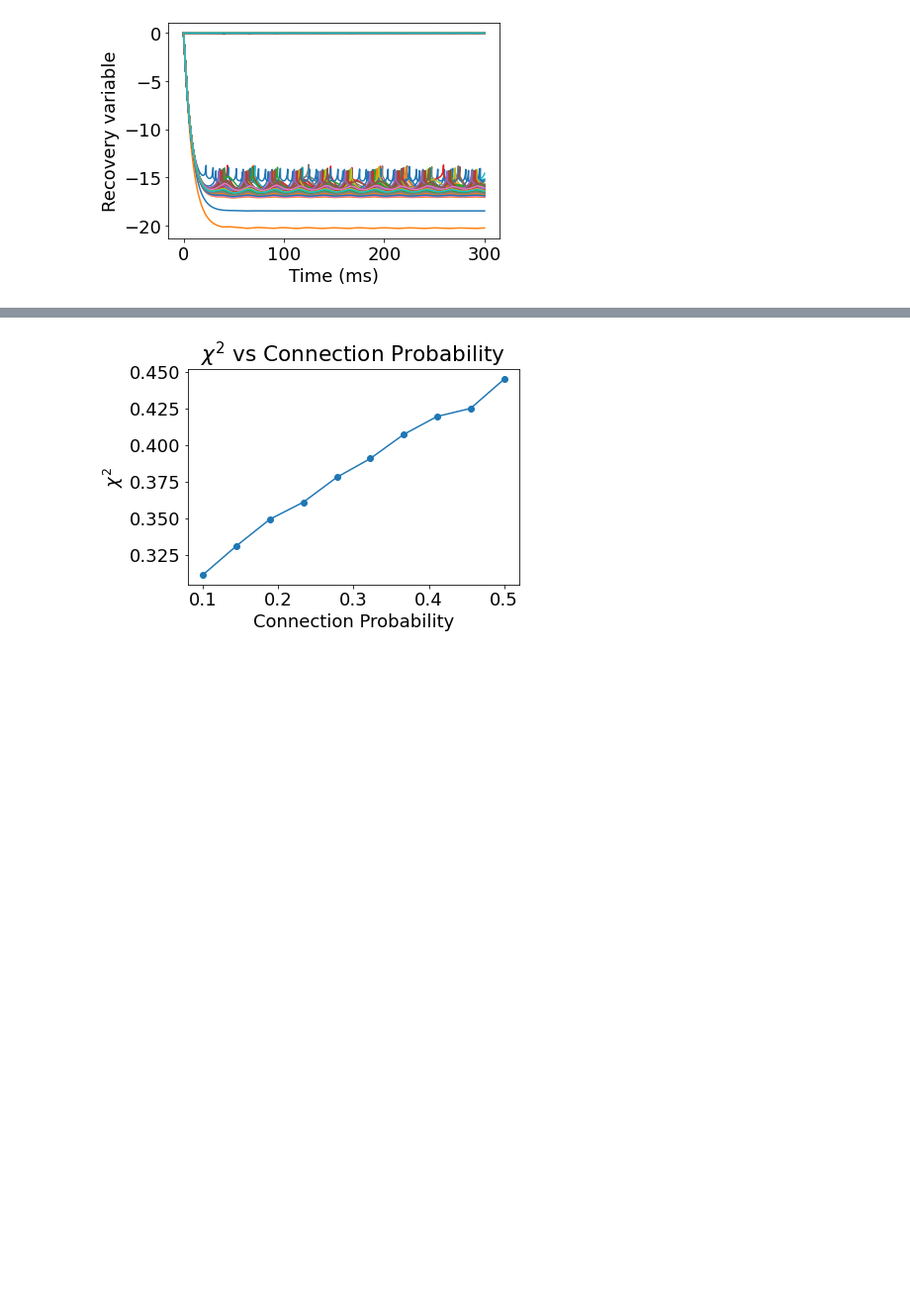
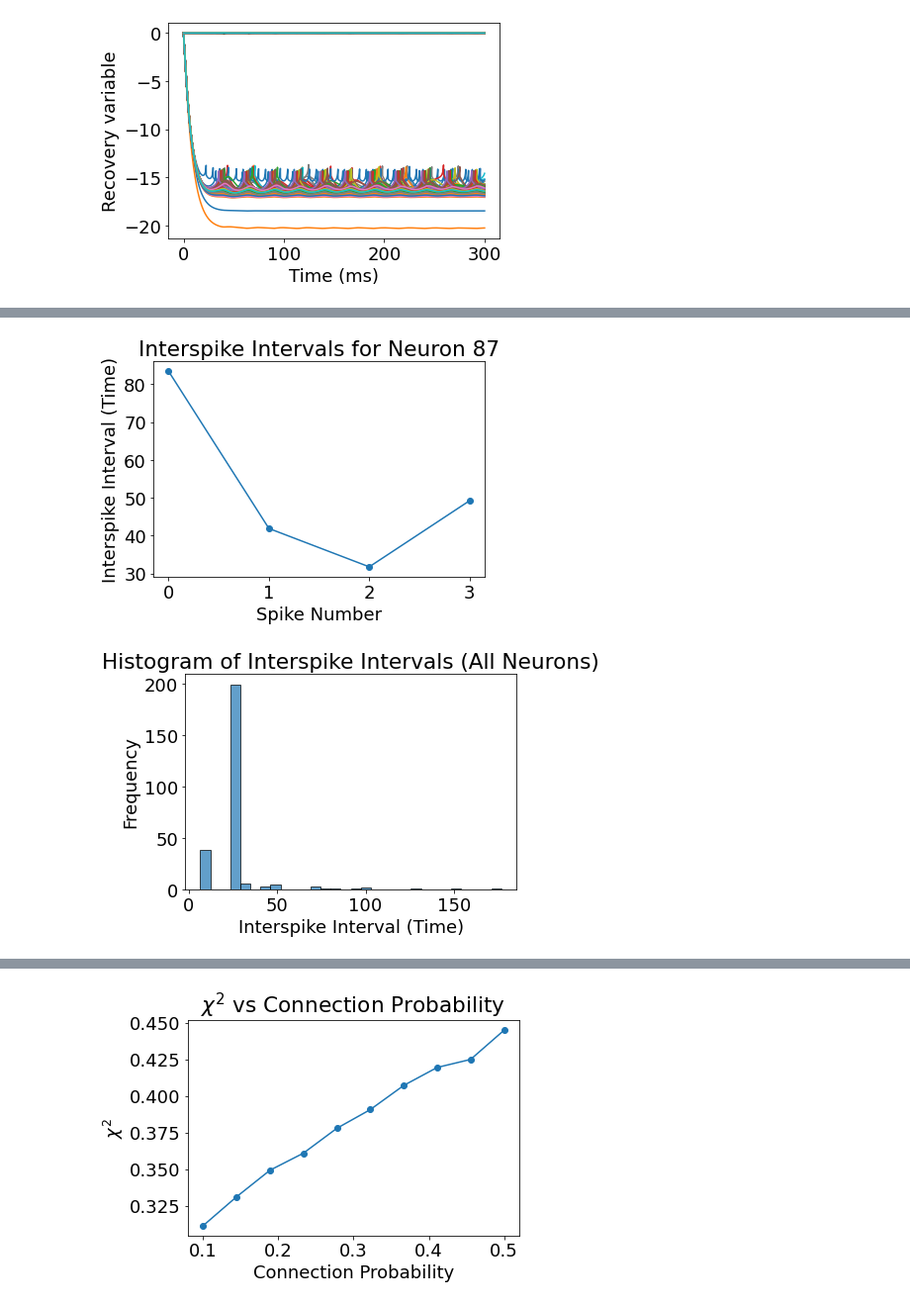
Before and after one commit to davidkelly2002/Final-Year-Project, a Jupyter notebook: Investigating g_syn vs Chi_sq and g_syn vs tau_s.ipynb, the cells around one changed output, grey strips where cells are left out. Shown: that part at 99% size. Cells and saved outputs as stored; diff of their text form; code cells hidden in the pictures; blank space fills up the shorter version.

```diff
--- a/Investigating g_syn vs Chi_sq and g_syn vs tau_s.ipynb
+++ b/Investigating g_syn vs Chi_sq and g_syn vs tau_s.ipynb
@@ -201,0 +238,36 @@ Average value of matrix g= 0.049546704329874756
+# %%
+import matplotlib.pyplot as plt
+
+# Calculate interspike intervals (ISIs) for each neuron
+interspike_intervals = {neuron: [] for neuron in neuron_spike_times}
+
+for neuron, times in neuron_spike_times.items():
+    if len(times) > 1:  # Need at least two spikes to calculate ISI
+        interspike_intervals[neuron] = [times[i+1] - times[i] for i in range(len(times)-1)]
+
+# Plot ISIs for a specific neuron (e.g., Neuron 0)
+neuron_to_plot = 87
+if interspike_intervals[neuron_to_plot]:
+    plt.figure()
+    plt.plot(interspike_intervals[neuron_to_plot], marker='o')
+    plt.title(f"Interspike Intervals for Neuron {neuron_to_plot}")
+    plt.xlabel("Spike Number")
+    plt.ylabel("Interspike Interval (Time)")
+    plt.show()
+else:
+    print(f"Neuron {neuron_to_plot} has no ISIs to plot.")
+
+# Histogram of ISIs for all neurons
+all_isis = [isi for neuron_isis in interspike_intervals.values() for isi in neuron_isis]
+if all_isis:
+    plt.figure()
+    plt.hist(all_isis, bins=30, alpha=0.7, edgecolor='k')
+    plt.title("Histogram of Interspike Intervals (All Neurons)")
+    plt.xlabel("Interspike Interval (Time)")
+    plt.ylabel("Frequency")
+    plt.show()
+else:
+    print("No ISIs found across neurons to plot.")
+# %% [output]
+[figure, added]
+[figure, added]
```
Also changed, not shown: parts of 20 cells of this notebook.
